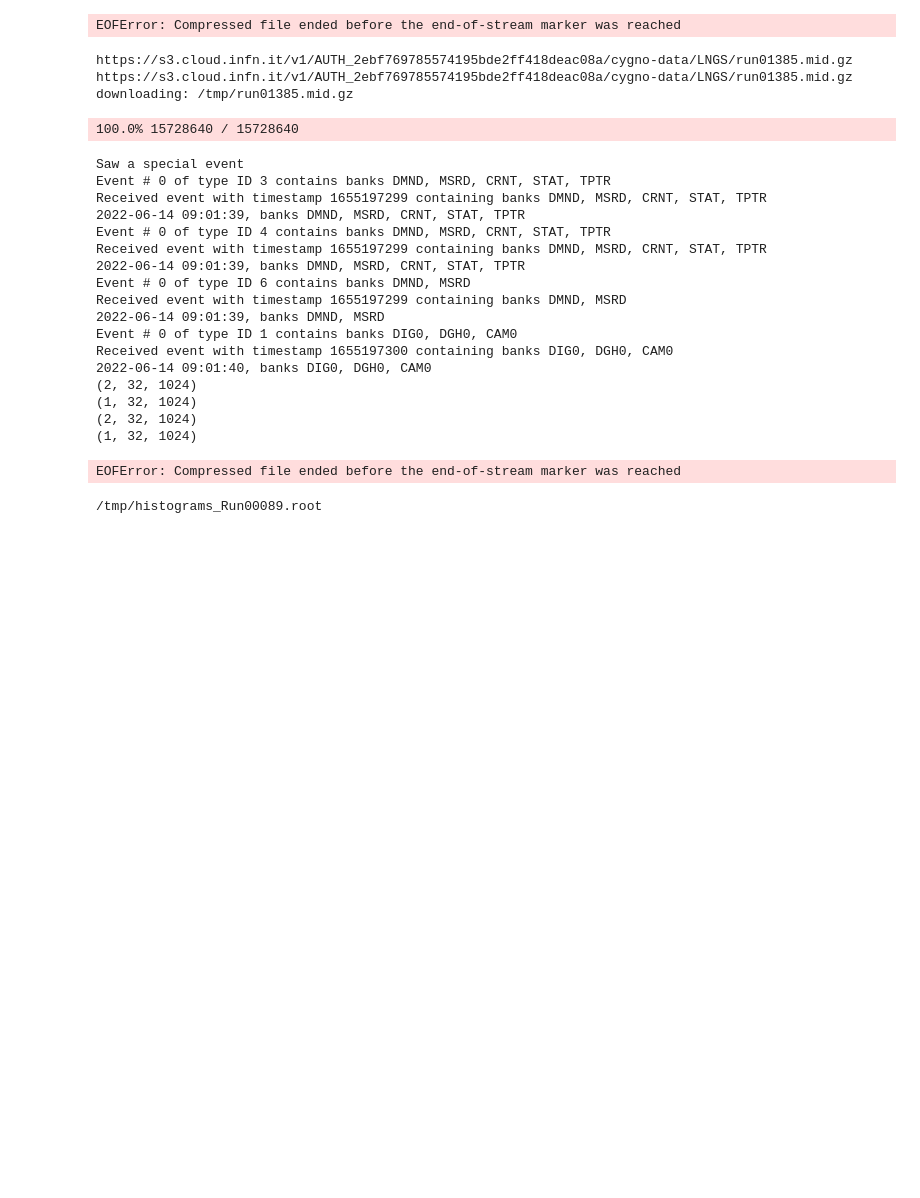
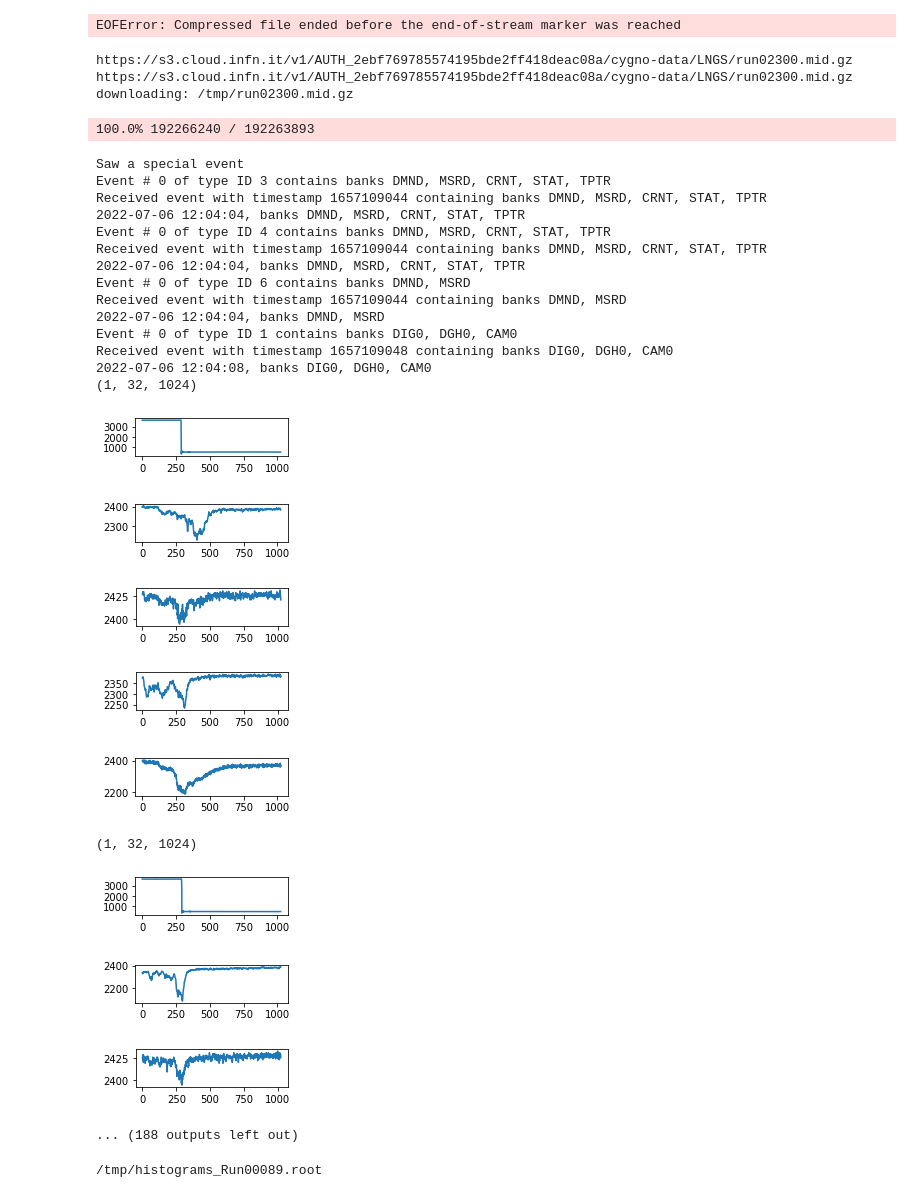
Before and after one commit to gdimperi/cygno, a Jupyter notebook: dev/example_picture.ipynb, the cells around one changed output. Drawn from its saved outputs; the diff is of its cells as text; code cells hidden in the pictures; blank space fills up the shorter version.

Commit message:
waveform v0.7

```diff
--- a/dev/example_picture.ipynb
+++ b/dev/example_picture.ipynb
@@ -22,6 +22,7 @@ for event in mfile:
             header = cy.daq_dgz2header(bank)
             print (header)
             waveform = cy.daq_dgz2array(event.banks['DIG0'], header)
+            plt.plot()
         if bank_name=='CAM0': # CAM image
             image, _, _ = cy.daq_cam2array(bank)
             plt.figure(figsize=(8,8))
@@ -73,54 +74,73 @@ import numpy as np
 from matplotlib import pyplot as plt
 import cygno as cy
 
-mfile = cy.open_mid(run=1385, path='/tmp/', cloud=True, tag='LNGS', verbose=True)
+mfile = cy.open_mid(run=2300, path='/tmp/', cloud=True, tag='LNGS', verbose=True)
+
+def plot_waveform(waveform, lenw, pmt, event_number, event_time):
+    import numpy as np
+
+    t = np.linspace(0,lenw, lenw)
+    for ipmt in range(pmt):
+        plt.subplot(pmt, 2, ipmt*2+2)
+        plt.plot(t, waveform[ipmt])
+        plt.show()
+    return
 
 for event in mfile:
     if event.header.is_midas_internal_event():
         print("Saw a special event")
         continue
 
     bank_names = ", ".join(b.name for b in event.banks.values())
     if event.header.serial_number%10 == 0:
         print("Event # %s of type ID %s contains banks %s" % (event.header.serial_number, event.header.event_id, bank_names))
         print("Received event with timestamp %s containing banks %s" % (event.header.timestamp, bank_names))
         print("%s, banks %s" % (datetime.utcfromtimestamp(event.header.timestamp).strftime('%Y-%m-%d %H:%M:%S'), bank_names))
-
+        event_number = event.header.serial_number
+        event_time = datetime.fromtimestamp(event.header.timestamp).strftime('%Y-%m-%d %H:%M:%S')
     for bank_name, bank in event.banks.items():
         if bank_name=='DGH0': # PMTs wavform
-            header = cy.daq_dgz2header(bank)
-            print (header)
-            waveform = cy.daq_dgz2array(event.banks['DIG0'], header)
+            waveform_header = cy.daq_dgz2header(bank)
+            print (waveform_header)
+            waveform = cy.daq_dgz2array(event.banks['DIG0'], waveform_header)
+            lenw = waveform_header[2]
+            plot_waveform(waveform, lenw, 5, event_number, event_time)
         if bank_name=='CAM0': # CAM image
             image, _, _ = cy.daq_cam2array(bank)
 #             plt.figure(figsize=(8,8))
 #             plt.imshow(image, vmin=95, vmax=150)
 #             plt.show()
         if bank_name=='INPT': # SLOW channels array
             slow = cy.daq_slow2array(bank)
 # %% [output]
-https://s3.cloud.infn.it/v1/AUTH_2ebf769785574195bde2ff418deac08a/cygno-data/LNGS/run01385.mid.gz
-https://s3.cloud.infn.it/v1/AUTH_2ebf769785574195bde2ff418deac08a/cygno-data/LNGS/run01385.mid.gz
-downloading: /tmp/run01385.mid.gz
+https://s3.cloud.infn.it/v1/AUTH_2ebf769785574195bde2ff418deac08a/cygno-data/LNGS/run02300.mid.gz
+https://s3.cloud.infn.it/v1/AUTH_2ebf769785574195bde2ff418deac08a/cygno-data/LNGS/run02300.mid.gz
+downloading: /tmp/run02300.mid.gz
-100.0% 15728640 / 15728640
+100.0% 192266240 / 192263893
 Saw a special event
 Event # 0 of type ID 3 contains banks DMND, MSRD, CRNT, STAT, TPTR
-Received event with timestamp 1655197299 containing banks DMND, MSRD, CRNT, STAT, TPTR
-2022-06-14 09:01:39, banks DMND, MSRD, CRNT, STAT, TPTR
+Received event with timestamp 1657109044 containing banks DMND, MSRD, CRNT, STAT, TPTR
+2022-07-06 12:04:04, banks DMND, MSRD, CRNT, STAT, TPTR
 Event # 0 of type ID 4 contains banks DMND, MSRD, CRNT, STAT, TPTR
-Received event with timestamp 1655197299 containing banks DMND, MSRD, CRNT, STAT, TPTR
-2022-06-14 09:01:39, banks DMND, MSRD, CRNT, STAT, TPTR
+Received event with timestamp 1657109044 containing banks DMND, MSRD, CRNT, STAT, TPTR
+2022-07-06 12:04:04, banks DMND, MSRD, CRNT, STAT, TPTR
 Event # 0 of type ID 6 contains banks DMND, MSRD
-Received event with timestamp 1655197299 containing banks DMND, MSRD
-2022-06-14 09:01:39, banks DMND, MSRD
+Received event with timestamp 1657109044 containing banks DMND, MSRD
+2022-07-06 12:04:04, banks DMND, MSRD
 Event # 0 of type ID 1 contains banks DIG0, DGH0, CAM0
-Received event with timestamp 1655197300 containing banks DIG0, DGH0, CAM0
-2022-06-14 09:01:40, banks DIG0, DGH0, CAM0
-(2, 32, 1024)
+Received event with timestamp 1657109048 containing banks DIG0, DGH0, CAM0
+2022-07-06 12:04:08, banks DIG0, DGH0, CAM0
 (1, 32, 1024)
-(2, 32, 1024)
-(1, 32, 1024)
+[figure, added]
+[figure, added]
+[figure, added]
+[figure, added]
+[figure, added]
-EOFError: Compressed file ended before the end-of-stream marker was reached
+(1, 32, 1024)
+[figure, added]
+[figure, added]
+[figure, added]
+... (188 outputs left out)
 # %%
 ls /tmp/his*
 # %% [output]
```
Also changed, not shown: 1 other file.
